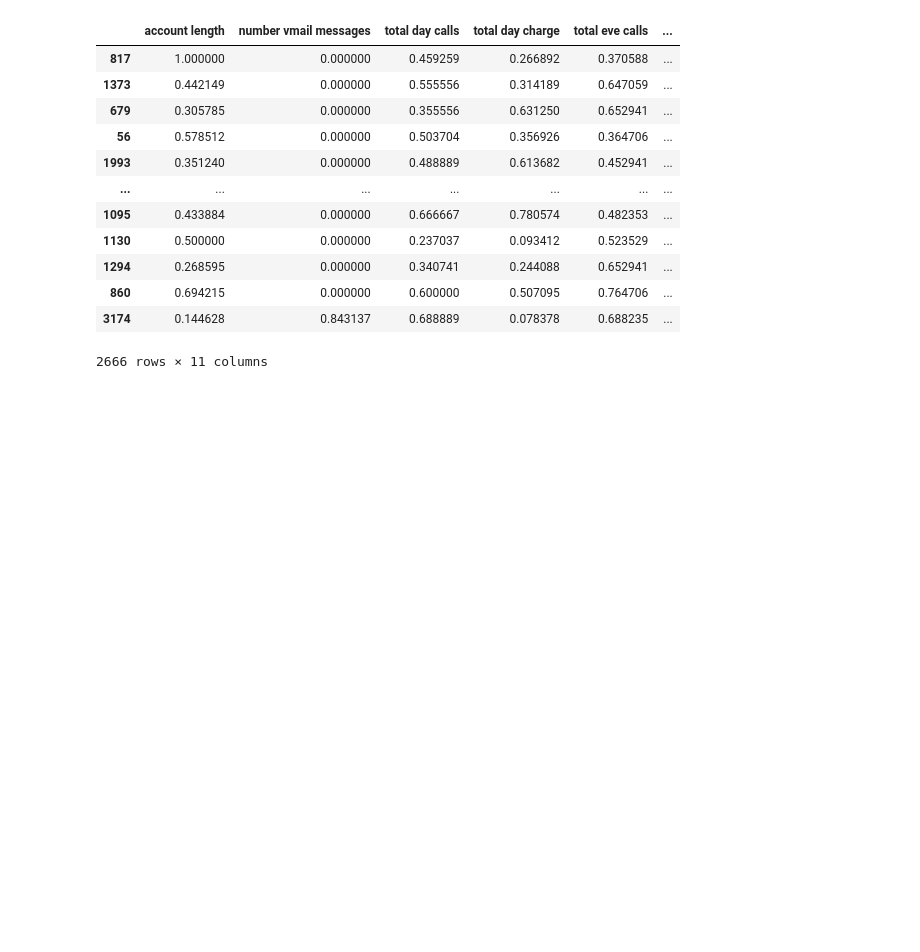
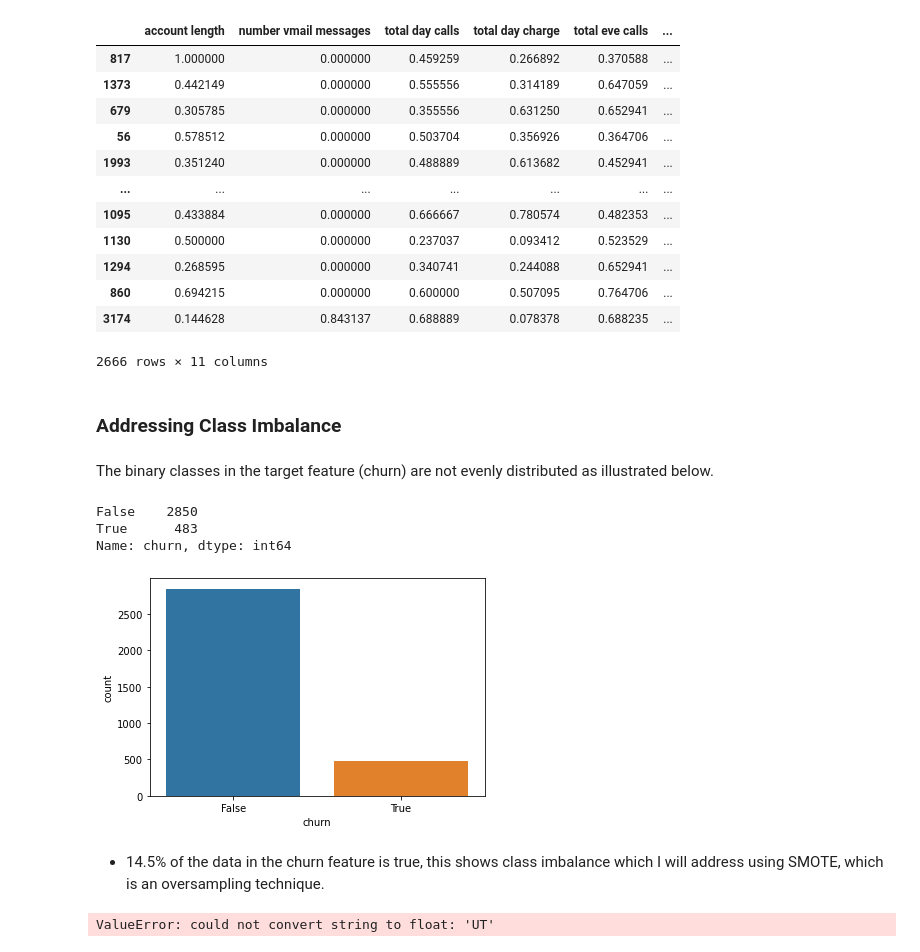
Before and after one commit to joakimTI/SyriaTel-Customer-Churn-Classifier, a Jupyter notebook: index.ipynb, the cells around one changed output. Saved outputs shown, nothing was run; the diff lists cells and outputs as text; code cells hidden in the pictures; blank space fills up the shorter version.

Commit message:
Addressing class imbalance using SMOTE

```diff
--- a/index.ipynb
+++ b/index.ipynb
@@ -408,0 +412,23 @@ X_train_scaled
+# %% [markdown]
+### Addressing Class Imbalance
+# %% [markdown]
+The binary classes in the target feature (churn) are not evenly distributed as illustrated below.
+# %%
+# Countplot of churn feature
+print(df.churn.value_counts())
+sns.countplot(data=df, x='churn')
+plt.show()
+# %% [output]
+False    2850
+True      483
+Name: churn, dtype: int64
+[figure, added]
+# %% [markdown]
+* 14.5% of the data in the churn feature is true, this shows class imbalance which I will address using SMOTE, which is an oversampling technique.
+# %%
+smote = SMOTE(k_neighbors=5, random_state=1)
+X_train.columns = X_train.columns.astype(str)
+X_train_resampled, y_train_resampled = smote.fit_resample(X_train, y_train)
+y_train_resampled.valuecounts()
+# %% [output]
+ValueError: could not convert string to float: 'UT'
```
Also changed, not shown: parts of 1 cell of this notebook.
